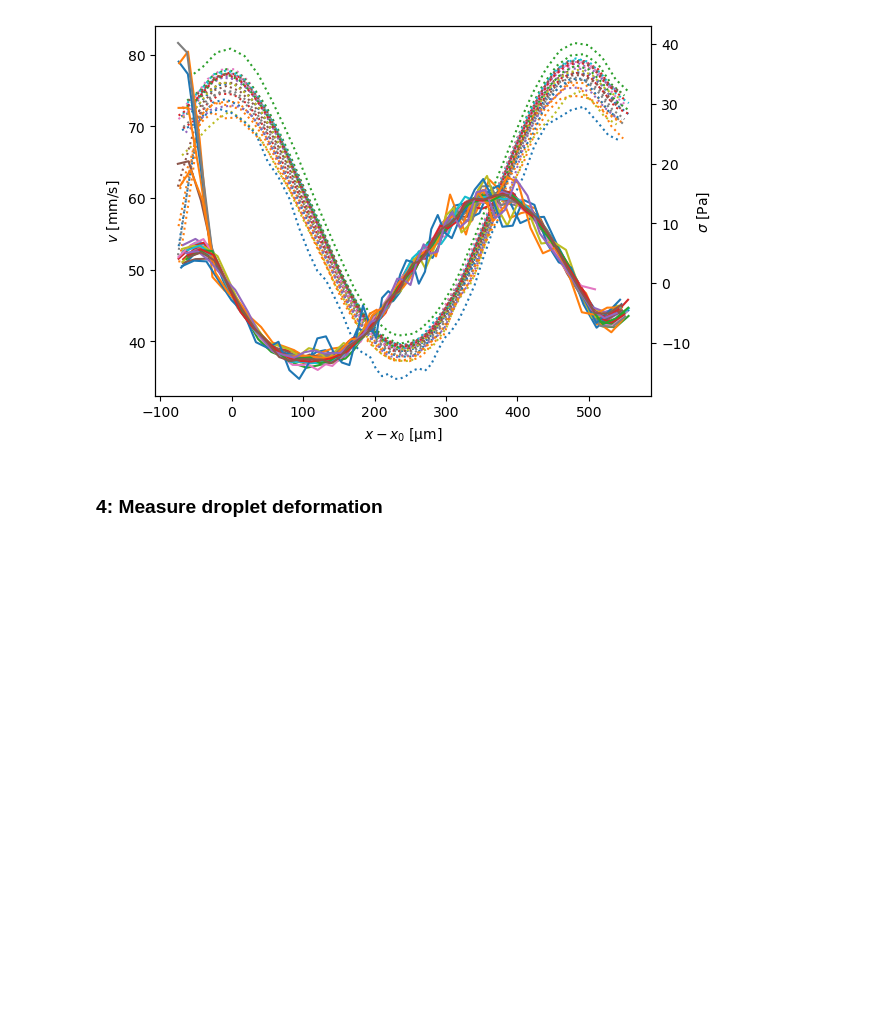
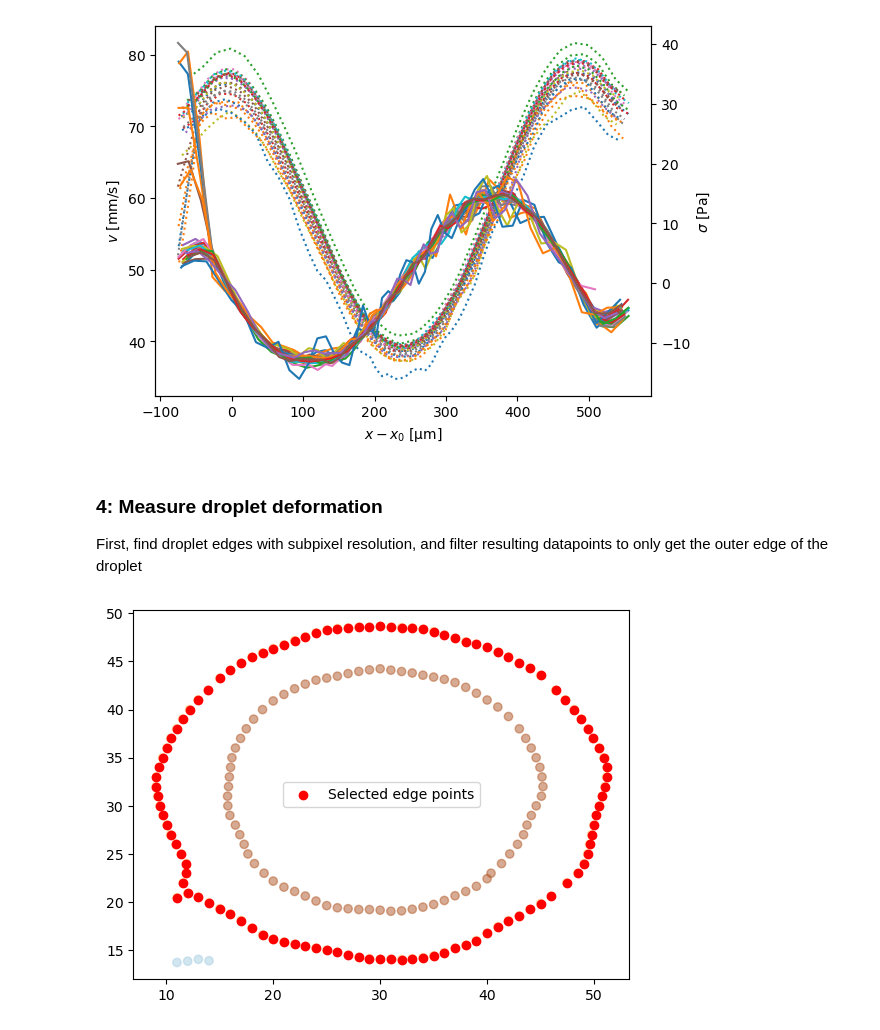
Before and after one commit to FattaccioliLab/Rheoflupy, a Jupyter notebook: Tutorial_DataAnalysis.ipynb, the cells around one changed output. Saved outputs shown, nothing was run; the diff lists cells and outputs as text; code cells hidden in the pictures; blank space fills up the shorter version.

Commit message:
Droplet edge finding and deformation analysis

```diff
--- a/Tutorial_DataAnalysis.ipynb
+++ b/Tutorial_DataAnalysis.ipynb
@@ -112,7 +113,7 @@ df_savepath = os.path.join(froot, img_name+'.csv')
 force_track = False
 if os.path.isfile(df_savepath) and not force_track:
     print('csv filename with track result already present: skip track calculation')
-    track_df = pd.read_csv(os.path.join(froot, img_name+'.csv'))
+    track_df = pd.read_csv(df_savepath)
     PID_list = track_df['particle'].unique()
 else:
     filter_range = [[minpos_px[0]-filter_range[0], minpos_px[1]+filter_range[0]],
@@ -162,5 +163,26 @@ Then on all tracks:
 da.track_postproc(track_df, px_size=px_size, fps=fps, eta=eta, plot=True, verbose=0, x_off=minpos_px[0]*px_size)
 # %% [output]
 [figure]
-# %% [markdown]
-### 4: Measure droplet deformation
+# %% [markdown]
+### 4: Measure droplet deformation
+
+First, find droplet edges with subpixel resolution, and filter resulting datapoints to only get the outer edge of the droplet
+# %%
+##########
+test_tidx = 39
+roi_size = 30
+edge_blur = 2
+dbscan_eps = 2.1
+edge_thr = 5.5
+edge_iterN = 4
+filter_r_thr = 100
+##########
+
+drop_frame = int(track_df[(track_df['particle']==PID_list[0])]['frame'].iloc[[test_tidx]])
+roi = track_df[(track_df['particle']==PID_list[0]) & (track_df['frame'] == drop_frame)]
+xloc, yloc = int(roi["x"].iloc[0]), int(roi["y"].iloc[0])
+drop_ROI = [xloc-roi_size, yloc-roi_size, xloc+roi_size, yloc+roi_size]
+drop_img = iof.get_single_frame(fpath, drop_frame, cropROI=drop_ROI, bkg=bkg, bkgcorr_offset=bkgcorr_off, blur_sigma=edge_blur, dtype=float)
+drop_edges = da.find_edges(drop_img, edge_threshold=edge_thr, smoothing_iterN=edge_iterN, dbscan_eps=dbscan_eps, dbscan_minN=1, plot=True)
+# %% [output]
+[figure, added]
```
Also changed, not shown: parts of 9 cells of this notebook, 3 other files.
